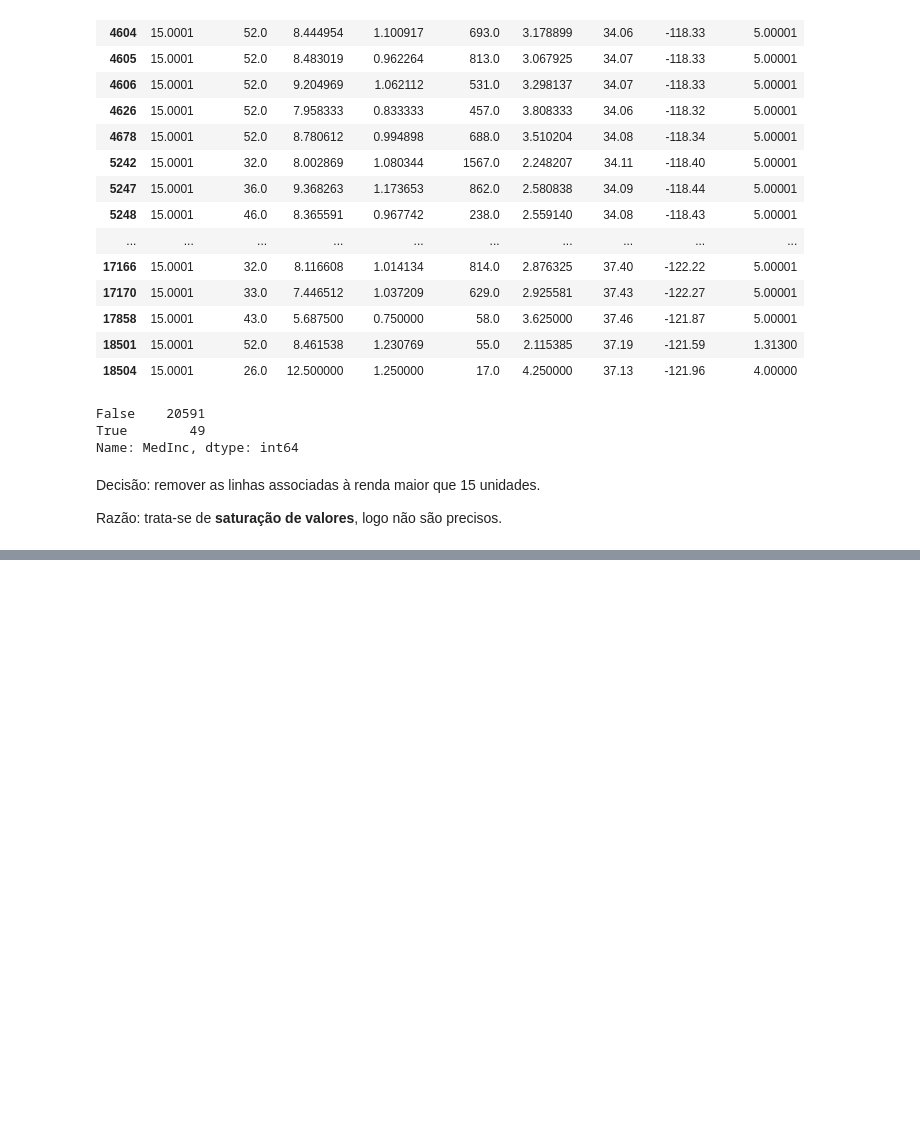
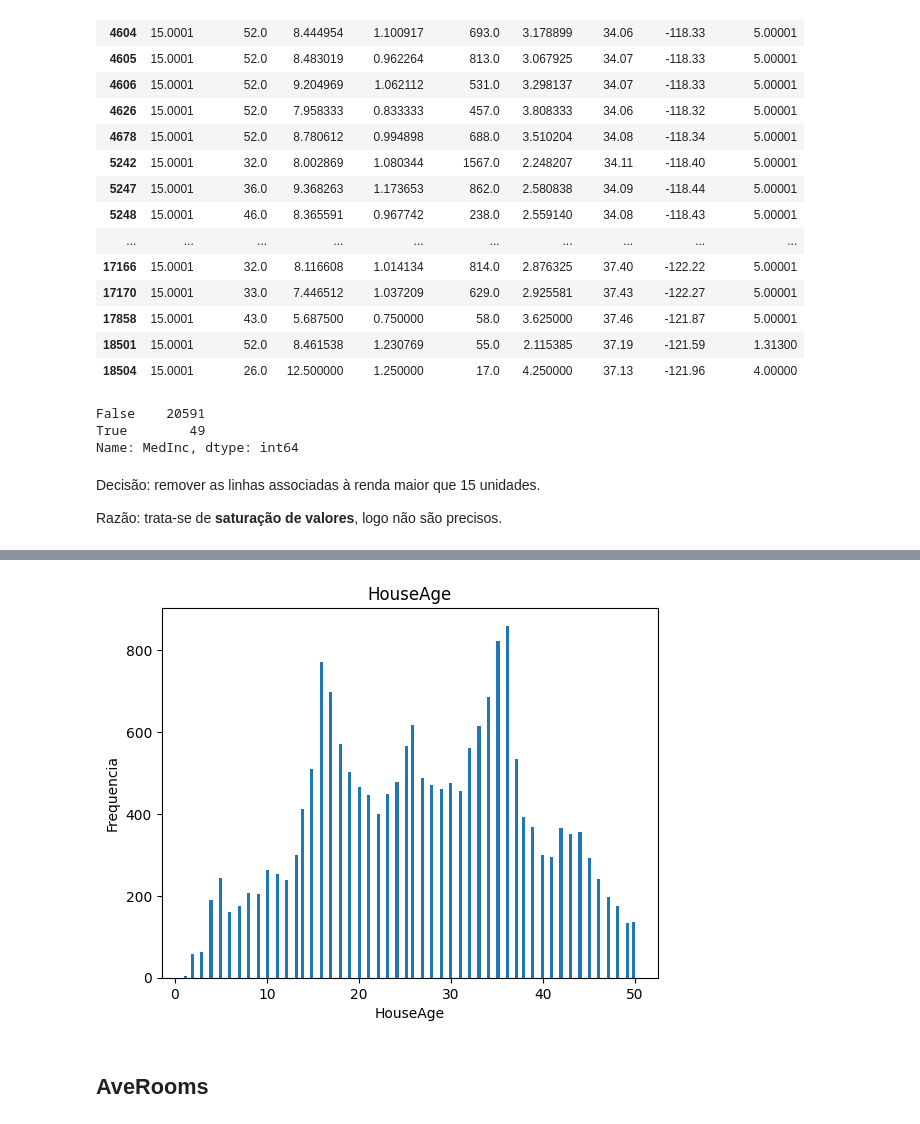
Before and after one commit to FabioAyresInsper/california, a Jupyter notebook: notebooks/california.ipynb, the cells around one changed output, grey strips where cells are left out. Drawn from its saved outputs; the diff is of its cells as text; code cells hidden in the pictures; blank space fills up the shorter version.

```diff
--- a/notebooks/california.ipynb
+++ b/notebooks/california.ipynb
@@ -148,0 +191,8 @@ Razão: trata-se de **saturação de valores**, logo não são precisos.
+# %%
+df = df[linhas_normais]
+# %%
+plot_column(df, 'HouseAge')
+# %% [output]
+[figure, added]
+# %% [markdown]
+## AveRooms
```
Also changed, not shown: parts of 14 cells of this notebook.
